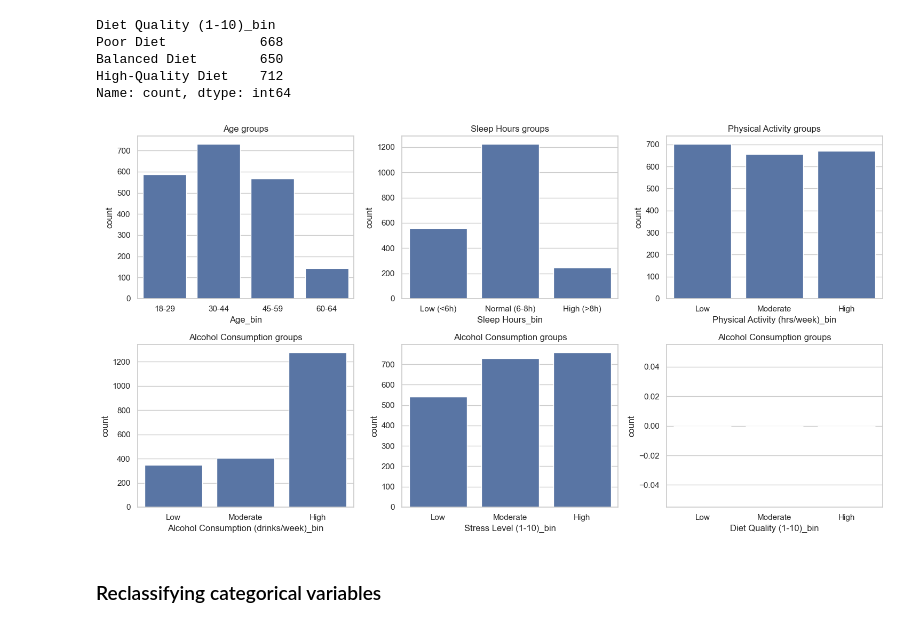
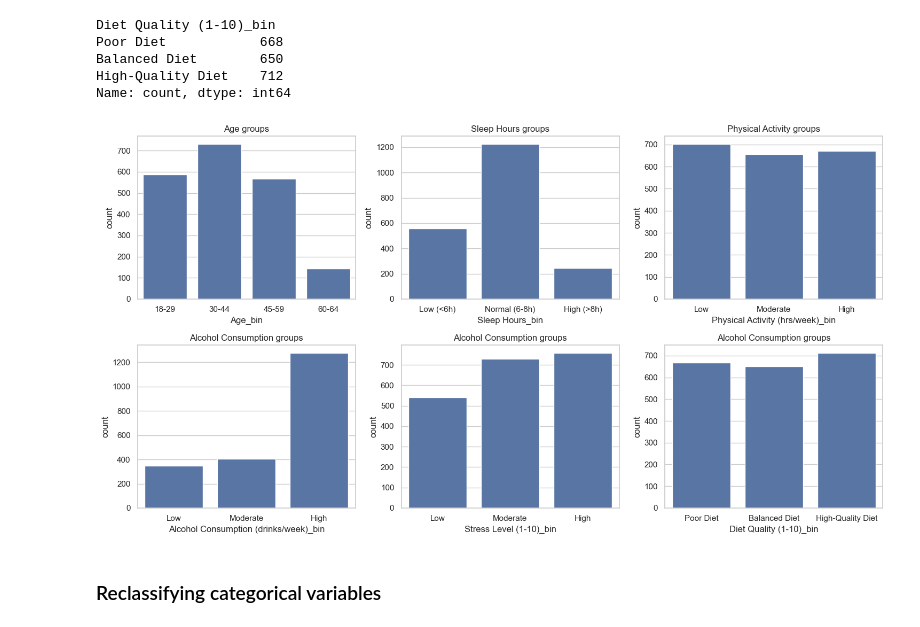
Before and after one commit to sabzparto/BC-mini-project, a Jupyter notebook: pre+visual.ipynb, the cells around one changed output. Drawn from its saved outputs; the diff is of its cells as text; code cells hidden in the pictures.

Commit message:
rename some colors

```diff
--- a/pre+visual.ipynb
+++ b/pre+visual.ipynb
@@ -841,35 +841,35 @@ Name: count, dtype: int64
 # %%
 fig, axes = plt.subplots(2, 3, figsize=(15, 8))
 
 sns.countplot(data=data, x='Age_bin',
               order=['18-29', '30-44', '45-59', '60-64'], color='#4C72B0', ax=axes[0,0])
 axes[0,0].set_title('Age groups')
 
 sns.countplot(data=data, x='Sleep Hours_bin',
               order=['Low (<6h)', 'Normal (6-8h)', 'High (>8h)'], color='#4C72B0', ax=axes[0,1])
 axes[0,1].set_title('Sleep Hours groups')
 
 sns.countplot(data=data, x='Physical Activity (hrs/week)_bin',
               order=['Low', 'Moderate', 'High'], color='#4C72B0', ax=axes[0,2])
 axes[0,2].set_title('Physical Activity groups')
 
 sns.countplot(data=data, x='Alcohol Consumption (drinks/week)_bin',
               order=['Low', 'Moderate', 'High'], color='#4C72B0', ax=axes[1,0])
 axes[1,0].set_title('Alcohol Consumption groups')
 
 sns.countplot(data=data, x='Stress Level (1-10)_bin',
               order=['Low', 'Moderate', 'High'], color='#4C72B0', ax=axes[1,1])
 axes[1,1].set_title('Alcohol Consumption groups')
 
 sns.countplot(data=data, x='Diet Quality (1-10)_bin',
-              order=['Low', 'Moderate', 'High'], color='#4C72B0', ax=axes[1,2])
+              order=['Poor Diet', 'Balanced Diet', 'High-Quality Diet'], color='#4C72B0', ax=axes[1,2])
 axes[1,2].set_title('Alcohol Consumption groups')
 
 
 plt.tight_layout()
 plt.show()
 # %% [output]
-[figure, old version]
+[figure, new version]
 # %% [markdown]
 ### Reclassifying categorical variables
 # %%
```
Also changed, not shown: parts of 2 cells of this notebook.
